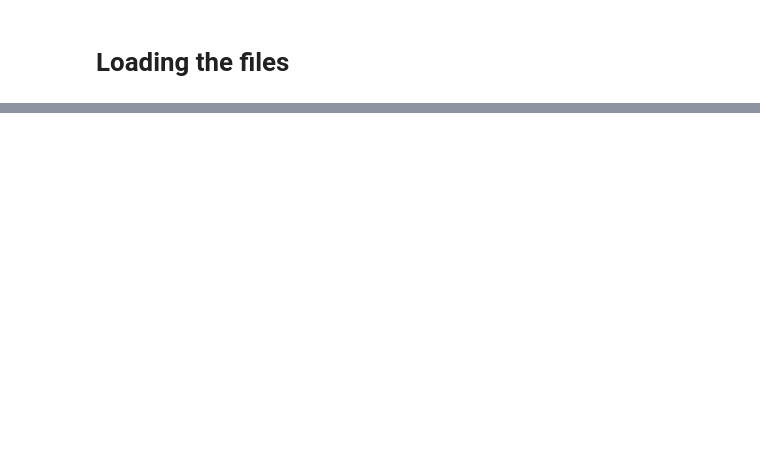
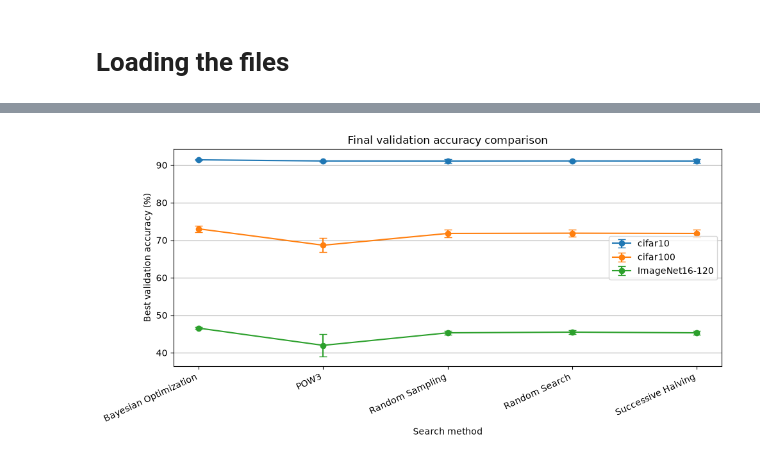
Before and after one commit to MrHydrion/AutoML-assignment2, a Jupyter notebook: A2.ipynb, the cells around one changed output, grey strips where cells are left out. Drawn from its saved outputs; the diff is of its cells as text; code cells hidden in the pictures; blank space fills up the shorter version.

```diff
--- a/A2.ipynb
+++ b/A2.ipynb
@@ -907,0 +976,27 @@ POW3
+# %%
+plt.figure(figsize=(10, 5))
+
+for dataset in DATASETS:
+
+    data = final_comparison[final_comparison["dataset"] == dataset]
+
+    plt.errorbar(
+        data["method"],
+        data["mean_val"],
+        yerr=data["std_val"],
+        marker="o",
+        capsize=4,
+        label=dataset
+    )
+
+plt.ylabel("Best validation accuracy (%)")
+plt.xlabel("Search method")
+plt.title("Final validation accuracy comparison")
+plt.xticks(rotation=25, ha="right")
+ax = plt.gca()
+ax.grid(True, axis='y')
+plt.legend()
+plt.tight_layout()
+plt.show()
+# %% [output]
+[figure, added]
```
Also changed, not shown: parts of 6 cells of this notebook, 5 other files.
